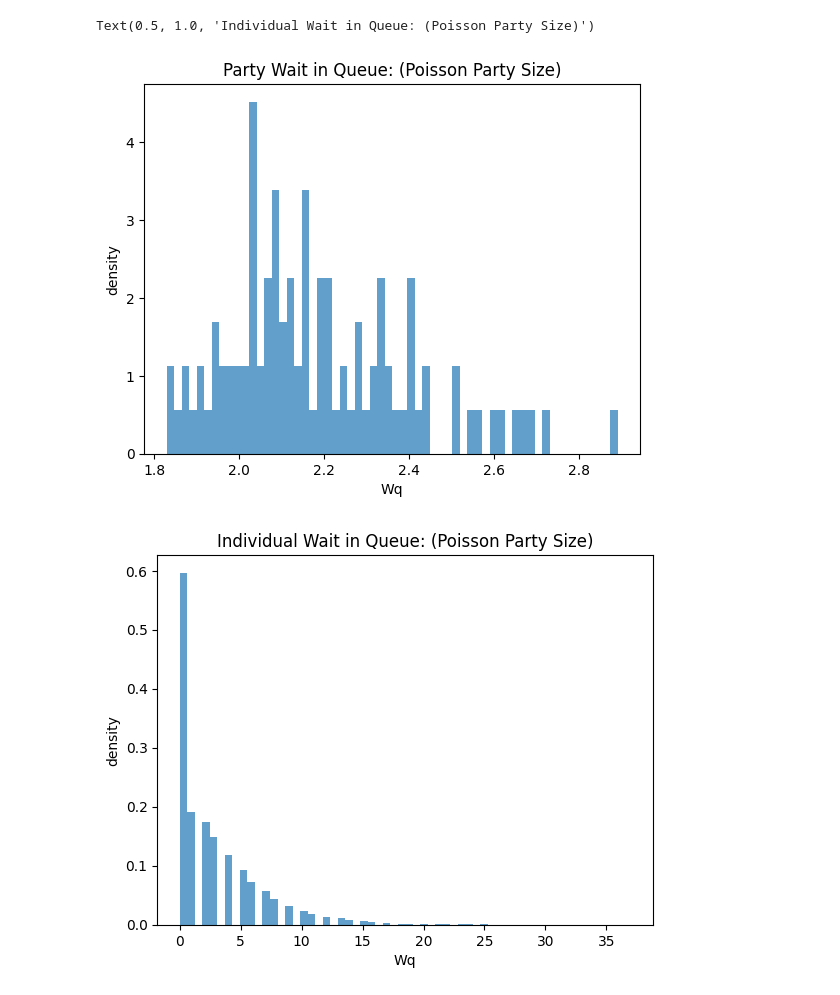
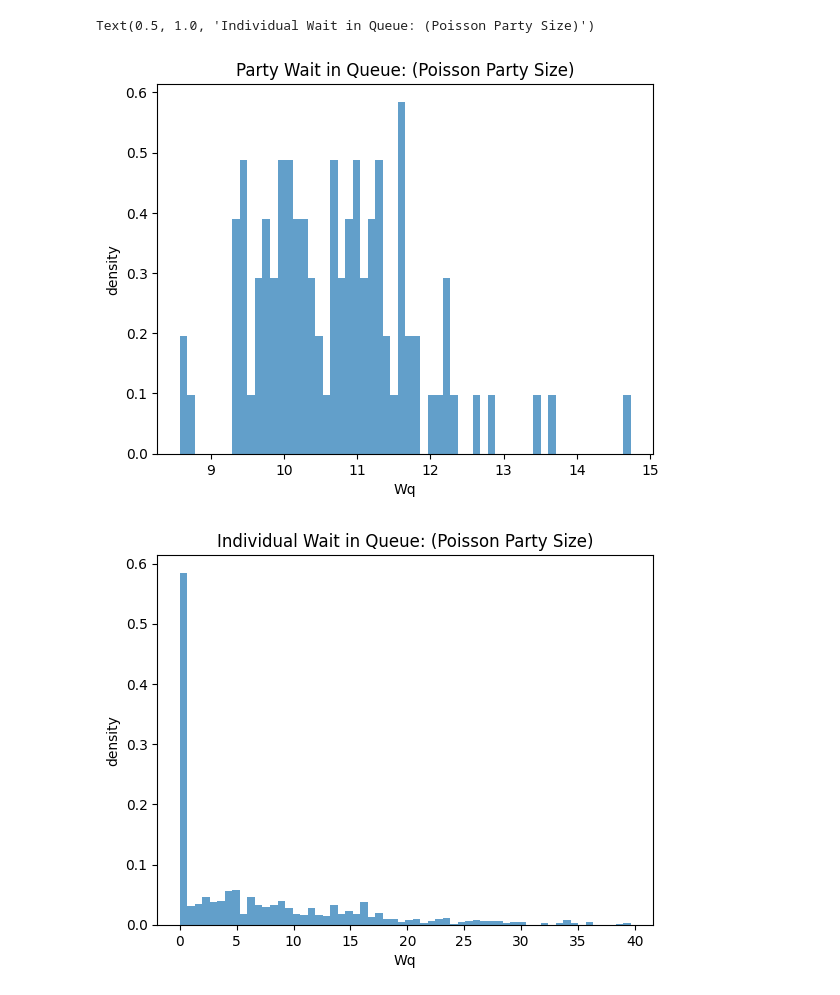
Before and after one commit to PraneetBhagat/Queue-project, a Jupyter notebook: Queue simulation.ipynb, the cells around one changed output. Cells and saved outputs as stored; diff of their text form; code cells hidden in the pictures.

```diff
--- a/Queue simulation.ipynb
+++ b/Queue simulation.ipynb
@@ -65,9 +76,8 @@ N = 1000
 sizes = np.random.randint(1, 6, size=N)
 arrivals = rng.uniform(0, 5, size=N)
 # %%
-parties, wt, ind_wt = match_formation(sizes, arrivals)
+fill_queue = match_formation(sizes, arrivals)
+avg_wt = fill_queue["lobby_waits"]
-# %%
-avg_wt = [w[1] for w in wt]
 # %%
 plt.figure()
 plt.hist(avg_wt, bins=100, density=True, alpha=0.7)
@@ -96,9 +106,9 @@ for i in range(100):
     arrivals = rng.uniform(0, 5, size=N)
     sizes = np.random.randint(1, 6, size=N)
 
-    parties, wt, ind_wt = match_formation(sizes, arrivals)
+    fill = match_formation(sizes, arrivals)
 
-    avg_wt = [w[1] for w in wt]
+    avg_wt = fill["lobby_waits"]
     s = pd.Series(avg_wt)
 
     means.append(s.describe()[1])    # [1] is the mean
@@ -135,29 +145,29 @@ def Poissondist(N, lmb):
 # %%
 N = 1000
 means = []
 medians = []
 individual_wt = []
 
 for i in range(100):
     arrivals = rng.uniform(0, 5, size=N)
     sizes = Poissondist(N, 2)
 
-    parties, wt, ind_wt = match_formation(sizes, arrivals)
-    avg_wt = [w[1] for w in wt]
+    fill = match_formation(sizes, arrivals)
 
+    avg_wt = fill['lobby_waits']
     s = pd.Series(avg_wt)
     means.append(s.describe()[1])
     medians.append(s.describe()[5])
 
-    individual_wt.extend(ind_wt)
+    individual_wt = fill['individual_wait']
 plt.figure()
 plt.hist(means, bins=60, density=True, alpha=0.7)
 plt.xlabel("Wq"); plt.ylabel("density"); plt.title("Party Wait in Queue: (Poisson Party Size)")
 
 plt.figure()
 plt.hist(individual_wt, bins=60, density=True, alpha=0.7)
 plt.xlabel("Wq"); plt.ylabel("density"); plt.title("Individual Wait in Queue: (Poisson Party Size)")
 # %% [output]
 Text(0.5, 1.0, 'Individual Wait in Queue: (Poisson Party Size)')
-[figure, old version]
+[figure, new version]
-[figure, old version]
+[figure, new version]
```
Also changed, not shown: parts of 4 cells of this notebook.
